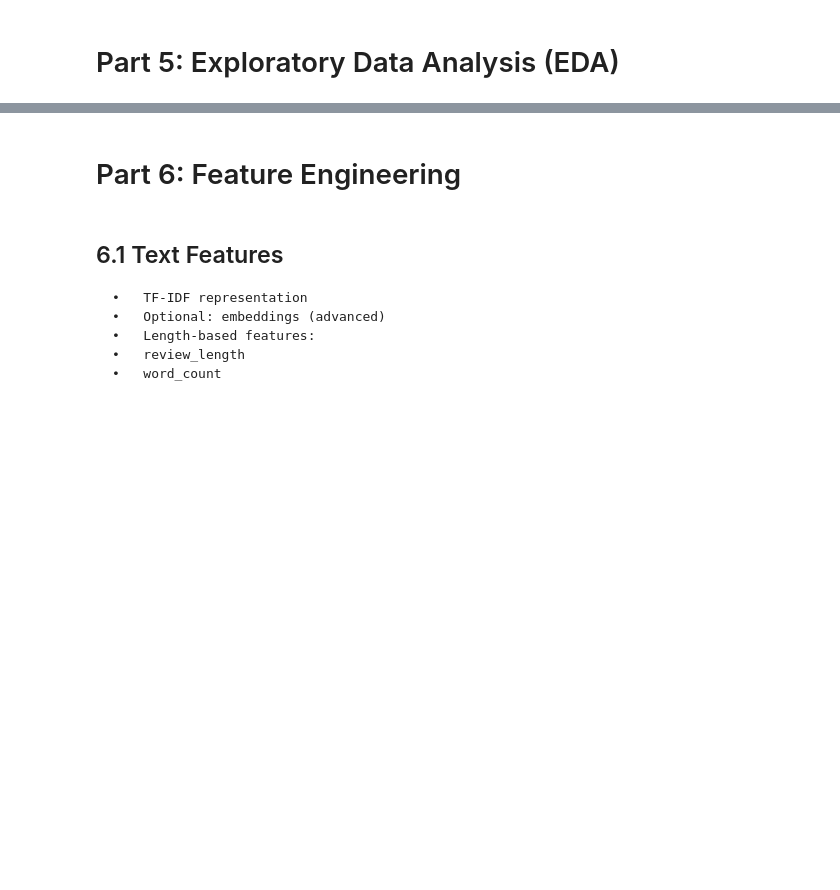
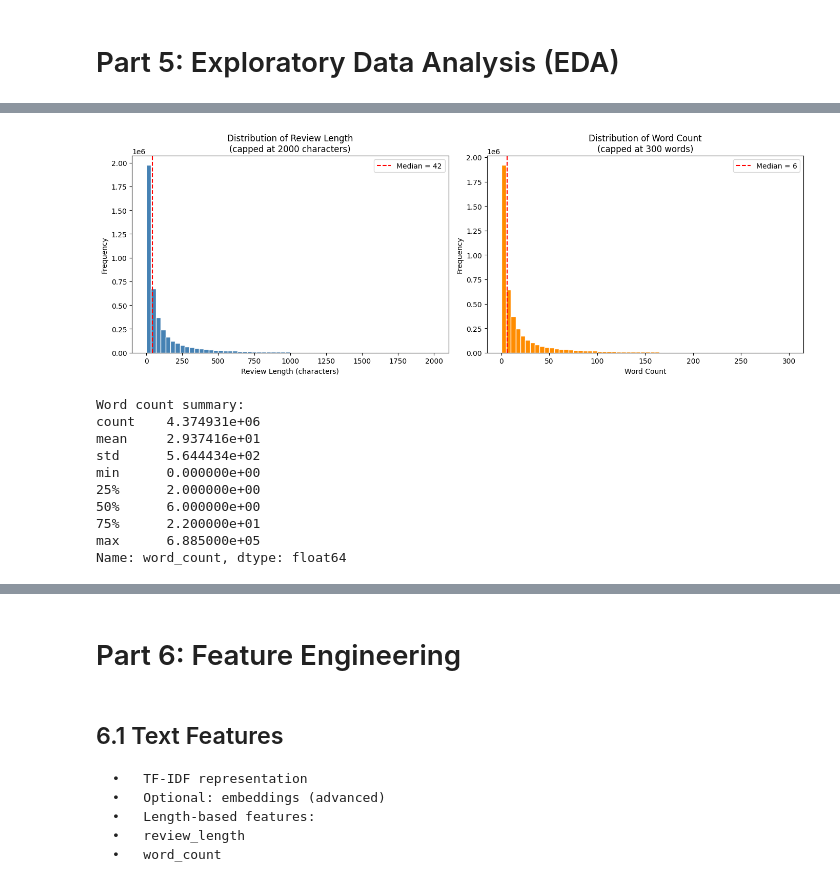
Before and after one commit to Ginnn778/ECE-9612-Group-Project, a Jupyter notebook: Predicting_the_Helpfulness_of_Game_Reviews.ipynb, the cells around one changed output, grey strips where cells are left out. Saved outputs shown, nothing was run; the diff lists cells and outputs as text; code cells hidden in the pictures; blank space fills up the shorter version.

```diff
--- a/Predicting_the_Helpfulness_of_Game_Reviews.ipynb
+++ b/Predicting_the_Helpfulness_of_Game_Reviews.ipynb
@@ -240,0 +483,37 @@ KeyError: "['review_word_count', 'days_since_release'] not in index"
+# %%
+fig, axes = plt.subplots(1, 2, figsize=(14, 5))
+
+# Left: Review Length (characters)
+axes[0].hist(reviews["review_length"][reviews["review_length"] <= 2000], bins=60, color="steelblue", edgecolor="white")
+axes[0].set_xlabel("Review Length (characters)")
+axes[0].set_ylabel("Frequency")
+axes[0].set_title("Distribution of Review Length\n(capped at 2000 characters)")
+axes[0].axvline(reviews["review_length"].median(), color="red", linestyle="--", label=f"Median = {reviews['review_length'].median():.0f}")
+axes[0].legend()
+
+# Right: Word Count
+reviews["word_count"] = reviews["review"].str.split().str.len()
+axes[1].hist(reviews["word_count"][reviews["word_count"] <= 300], bins=60, color="darkorange", edgecolor="white")
+axes[1].set_xlabel("Word Count")
+axes[1].set_ylabel("Frequency")
+axes[1].set_title("Distribution of Word Count\n(capped at 300 words)")
+axes[1].axvline(reviews["word_count"].median(), color="red", linestyle="--", label=f"Median = {reviews['word_count'].median():.0f}")
+axes[1].legend()
+
+plt.tight_layout()
+plt.show()
+
+print(f"\nWord count summary:")
+print(reviews["word_count"].describe())
+# %% [output]
+[figure, added]
+Word count summary:
+count    4.374931e+06
+mean     2.937416e+01
+std      5.644434e+02
+min      0.000000e+00
+25%      2.000000e+00
+50%      6.000000e+00
+75%      2.200000e+01
+max      6.885000e+05
+Name: word_count, dtype: float64
```
Also changed, not shown: parts of 66 cells of this notebook, 6 other files.
